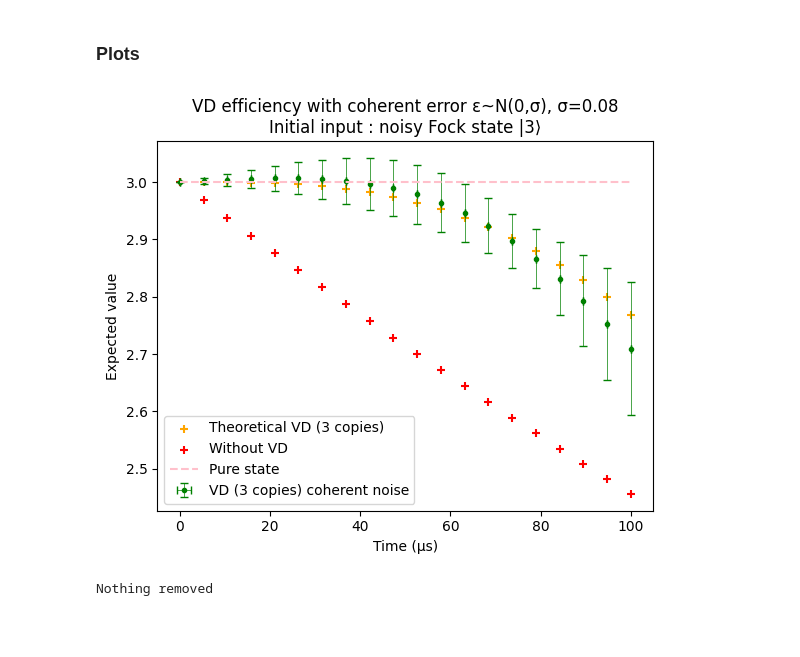
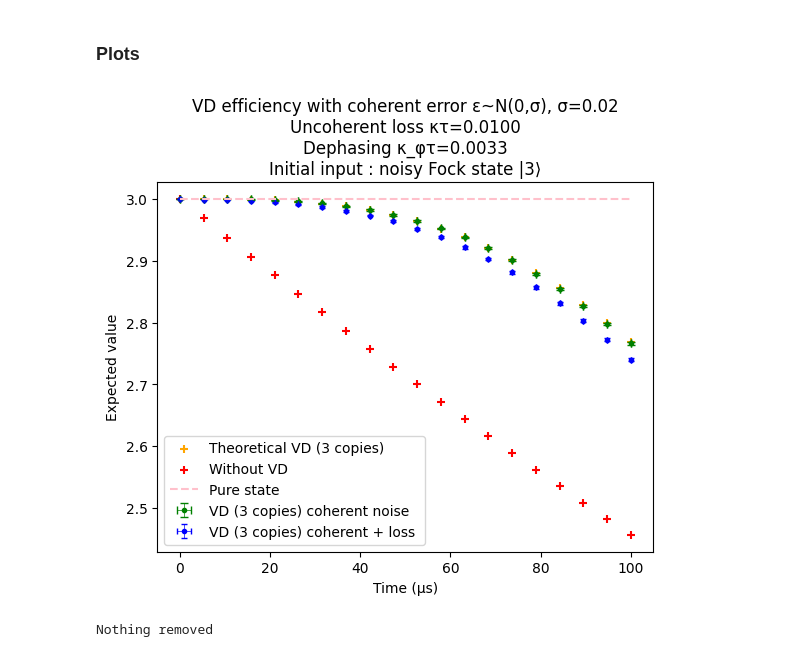
Before and after one commit to lfinocchiaro/virtual-distillation, a Jupyter notebook: virtual_distillation.ipynb, the cells around one changed output. Drawn from its saved outputs; the diff is of its cells as text; code cells hidden in the pictures; blank space fills up the shorter version.

Commit message:
Added dephasing and fixed Binomial

```diff
--- a/virtual_distillation.ipynb
+++ b/virtual_distillation.ipynb
@@ -11,11 +11,11 @@ import matplotlib.colors as colors
 from functions import *
 
 RUN_FOCK  = True # True
-RUN_BINOM = False # True
+RUN_BINOM = True # True
 RUN_CAT   = False # True
 RUN_GKP   = False
 
-N = 10 # Total dimension of the space. We will use three copies so N^3 size matrices
+N = 11 # Total dimension of the space. We will use three copies so N^3 size matrices
 # %% [markdown]
 ### Initial noisy Fock state preparation
 
@@ -69,6 +69,6 @@ Here is where we compute the noisy $\mathcal F_3$ gates (this is the most costly
 # %%
 nb_F_samples = 30
-eps_std = np.pi/40
+eps_std = np.pi/4 * 2/100 # 2% of pi/4
 initial_sin_angles = np.sqrt((1/2,1/3,1/2))
 
 try: # to avoid recalculating everything when rerunning only some of the cells of the Notebook
@@ -97,8 +97,11 @@ $$\Rightarrow\left\langle\hat n\right\rangle_{VD}=\frac{\left\langle\frac{\hat n
 # %%
 if RUN_FOCK:
     uncoherent_t_loss = 10 # μs
+    kappa_phi = kappa/3 # dephasing rate
     result, result_loss, result_th = perform_protocol(N, rho_list, F_list,
-                                                      losses=False, uncoherent_t_loss=uncoherent_t_loss)
+                        losses=False, losses_gamma=kappa*uncoherent_t_loss,
+                        dephasing=True, dephasing_gamma=kappa_phi*uncoherent_t_loss,
+                        print_progression=True)
     result_th_3, result_th_4, result_withoutVD = result_th
 
 # To add uncoherent losses, switch losses to True
@@ -124,18 +129,19 @@ True
 # %%
 if RUN_FOCK:
     plot_all(t_list, result, result_loss,
              [(result_th_3, "Theoretical VD (3 copies)"),
               (result_withoutVD, "Without VD"),
               #(result_th_4, "Theoretical VD (4 copies)")
-              ],
-             (4,1.5), eps_std=eps_std, uncoherent_t_loss=uncoherent_t_loss, kappa=kappa,
-             show_curves=None, title="Fock state |3⟩",  losses=False)
+              ], remove_extreme=None, #(4,1.5),
+             eps_std=eps_std, gamma_loss =kappa*uncoherent_t_loss, kappa=kappa,
+             gamma_dephasing = kappa_phi*uncoherent_t_loss,
+             show_curves=None, title="Fock state |3⟩")
 
 
 # To add result without VD, remove the comment in the plot_all call above
 # To show also theoretical curves, switch show_curves to n (works only for Fock states)
 # %% [output]
-[figure, old version]
+[figure, new version]
 # %%
 try: print(noise_list[np.where(np.any(np.abs(result) > n+1, 0))[0][0]] )# extreme value removed
 except:print("Nothing removed")
```
Also changed, not shown: parts of 27 cells of this notebook, 2 other files.
